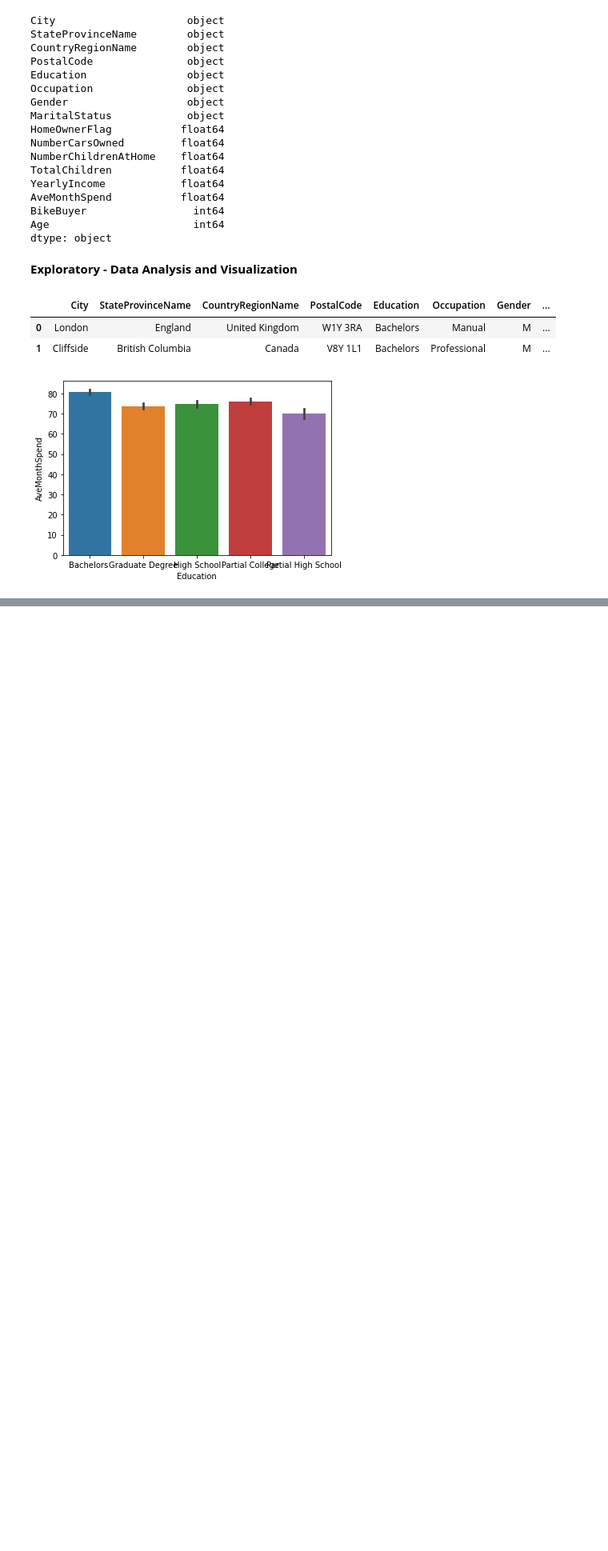
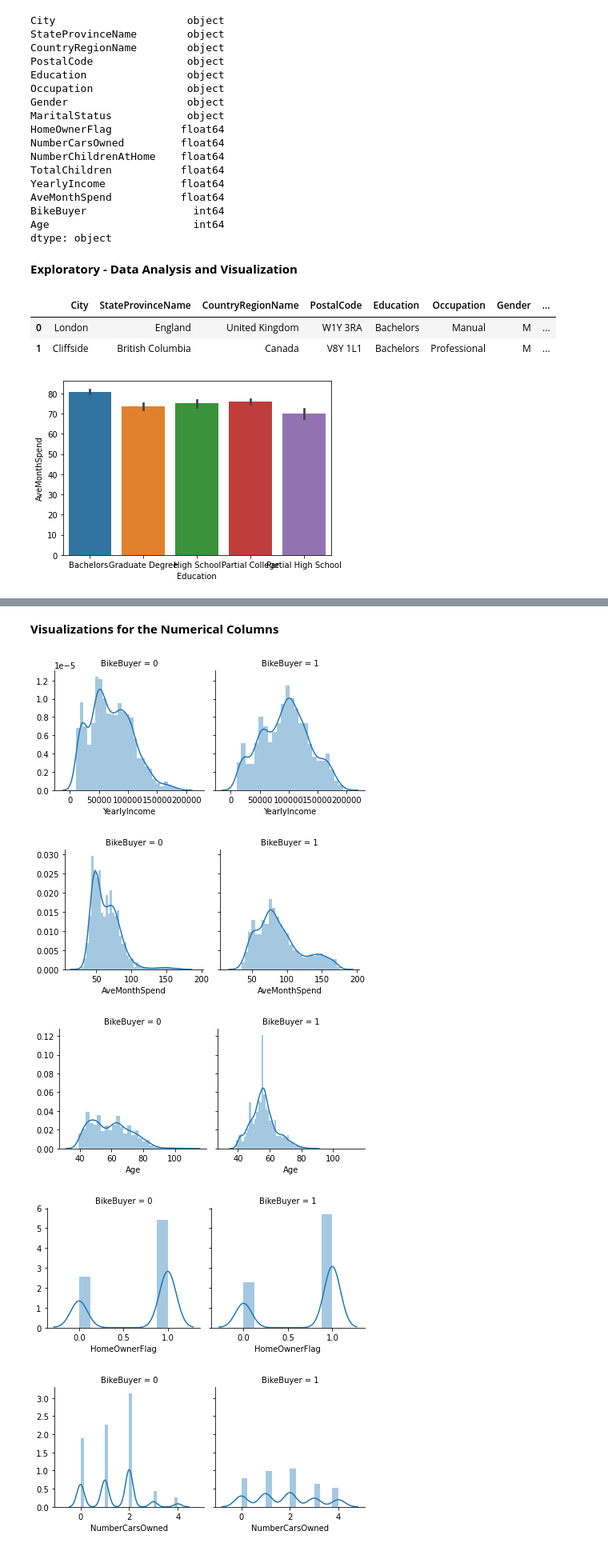
Before and after one commit to mercyIfeoluwa/Technidus-Machine-Learning-Comptition, a Jupyter notebook: Prediction_of_Customer's_Purchase_Behaviour.ipynb, the cells around one changed output, grey strips where cells are left out. Shown: that part at 80% size. Saved outputs shown, nothing was run; the diff lists cells and outputs as text; code cells hidden in the pictures; blank space fills up the shorter version.

```diff
--- a/Prediction_of_Customer's_Purchase_Behaviour.ipynb
+++ b/Prediction_of_Customer's_Purchase_Behaviour.ipynb
@@ -293,0 +309,12 @@ for col in categorical_cols:
+# %% [markdown]
+**Visualizations for the Numerical Columns**
+# %%
+for col in numerical_cols:
+    g = sns.FacetGrid(data, col='BikeBuyer')
+    g = g.map(sns.distplot, col)
+# %% [output]
+[figure, added]
+[figure, added]
+[figure, added]
+[figure, added]
+[figure, added]
```
Also changed, not shown: parts of 40 cells of this notebook.
